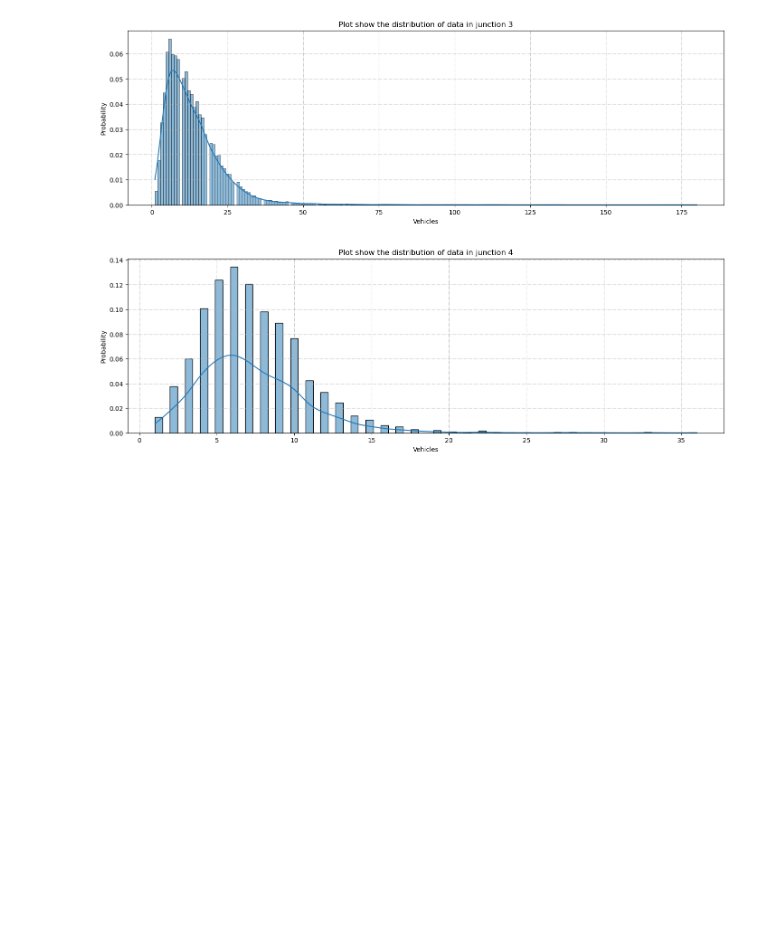
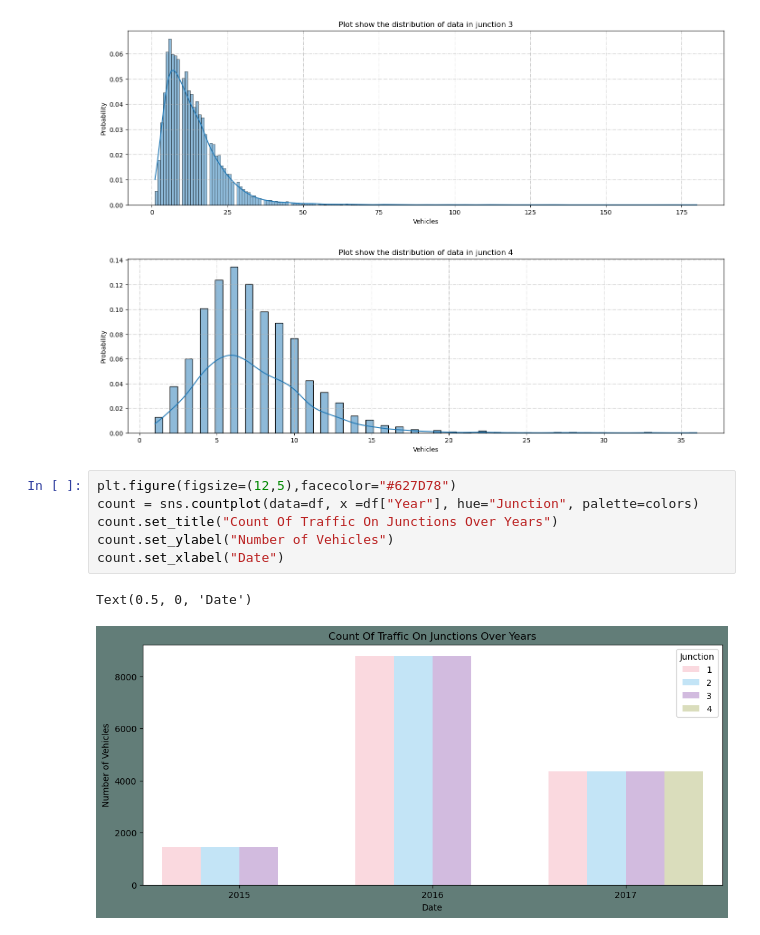
Before and after one commit to tanaynistala/traffic, a Jupyter notebook: exploration/simpletraffic_analysis.ipynb, the cells around one changed output. Cells and saved outputs as stored; diff of their text form; blank space fills up the shorter version.

```diff
--- a/exploration/simpletraffic_analysis.ipynb
+++ b/exploration/simpletraffic_analysis.ipynb
@@ -78,3 +87,12 @@ for jn in range(1, 5):
 [figure]
 [figure]
 [figure]
+# %%
+plt.figure(figsize=(12,5),facecolor="#627D78")
+count = sns.countplot(data=df, x =df["Year"], hue="Junction", palette=colors)
+count.set_title("Count Of Traffic On Junctions Over Years")
+count.set_ylabel("Number of Vehicles")
+count.set_xlabel("Date")
+# %% [output]
+Text(0.5, 0, 'Date')
+[figure, added]
```
Also changed, not shown: parts of 31 cells of this notebook, 1 other file.
